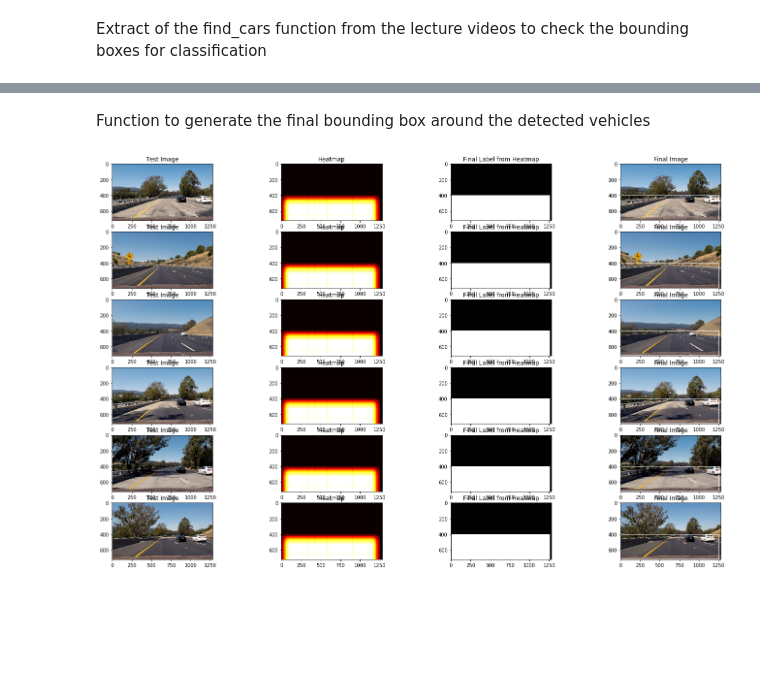
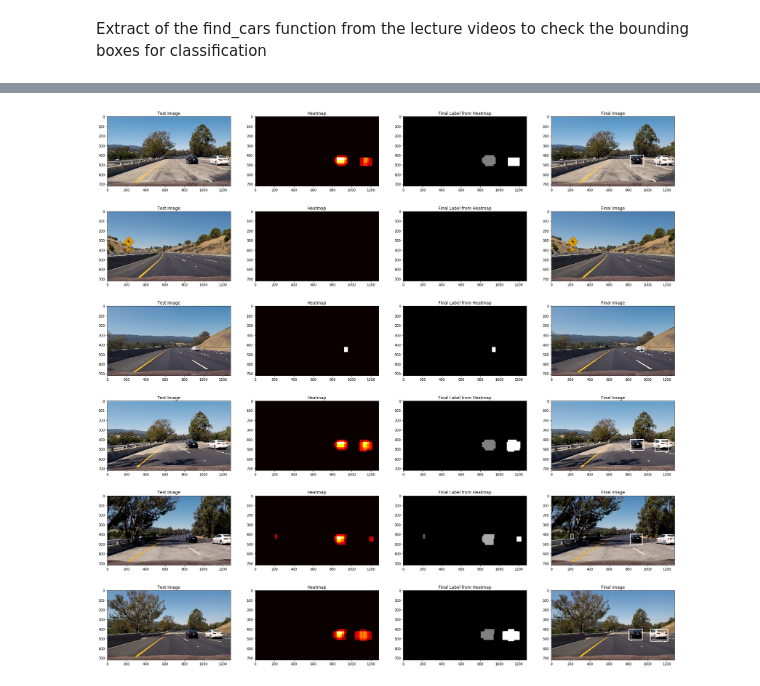
Before and after one commit to Avik0186/Vehicle-Detection, a Jupyter notebook: Vehicle Detection.ipynb, the cells around one changed output, grey strips where cells are left out. Drawn from its saved outputs; the diff is of its cells as text; code cells hidden in the pictures; blank space fills up the shorter version.

```diff
--- a/Vehicle Detection.ipynb
+++ b/Vehicle Detection.ipynb
@@ -6,6 +6,11 @@ import matplotlib.image as mpimg
 import cv2
 from PIL import Image
 import glob,os
+
+from moviepy.editor import VideoFileClip
+from IPython.display import HTML
+
+GENERATE_TEST_FIGURES = True
 # %% [markdown]
 ## Load SVM model and associated scaling parameters, and feature parameters
 # %%
@@ -170,7 +201,8 @@ def find_cars(img, ystart, ystop, scale, svc, X_scaler, orient, pix_per_cell, ce
     img = img.astype(np.float32)/255
 
     img_tosearch = img[ystart:ystop,:,:]
-    ctrans_tosearch = convert_color(img_tosearch, colorspace)
+    #ctrans_tosearch = convert_color(img_tosearch, colorspace)
+    ctrans_tosearch = cv2.cvtColor(img_tosearch, cv2.COLOR_RGB2YUV) ##Hard-coded the colorspace transform.
 
     if scale != 1:
         imshape = ctrans_tosearch.shape
@@ -238,15 +271,17 @@ Function to choose the bounding boxes that classify vehicles
 # %%
 def vehicle_detect(image):
     overall_boxes = []
-    bboxes = find_cars(image, 400, 520, 1.2, svc, X_scaler, orient, pix_per_cell, cell_per_block, colorspace)
+    bboxes = find_cars(image, 400, 520, 0.8, svc, X_scaler, orient, pix_per_cell, cell_per_block, colorspace)
     overall_boxes.extend(bboxes)
-    bboxes = find_cars(image, 400, 520, 1.4, svc, X_scaler, orient, pix_per_cell, cell_per_block, colorspace)
+    bboxes = find_cars(image, 420, 560, 1.2, svc, X_scaler, orient, pix_per_cell, cell_per_block, colorspace)
     overall_boxes.extend(bboxes)
-    bboxes = find_cars(image, 400, 520, 1.6, svc, X_scaler, orient, pix_per_cell, cell_per_block, colorspace)
+    bboxes = find_cars(image, 425, 600, 1.4, svc, X_scaler, orient, pix_per_cell, cell_per_block, colorspace)###
     overall_boxes.extend(bboxes)
-    bboxes = find_cars(image, 425, 580, 1.8, svc, X_scaler, orient, pix_per_cell, cell_per_block, colorspace)
+    bboxes = find_cars(image, 450, 600, 1.6, svc, X_scaler, orient, pix_per_cell, cell_per_block, colorspace)
     overall_boxes.extend(bboxes)
-    bboxes = find_cars(image, 425, 580, 2.0, svc, X_scaler, orient, pix_per_cell, cell_per_block, colorspace)
+    bboxes = find_cars(image, 400, 600, 2.0, svc, X_scaler, orient, pix_per_cell, cell_per_block, colorspace)
+    overall_boxes.extend(bboxes)
+    bboxes = find_cars(image, 400, 600, 2.5, svc, X_scaler, orient, pix_per_cell, cell_per_block, colorspace)
     overall_boxes.extend(bboxes)
 
     return overall_boxes
@@ -302,5 +360,3 @@ def draw_labeled_bboxes(img, labels):
         cv2.rectangle(img, bbox[0], bbox[1], (255,255,255), 6)
     # Return the image
     return img
-# %% [markdown]
-Function to generate the final bounding box around the detected vehicles
@@ -307,30 +371,45 @@ Function to generate the final bounding box around the detected vehicles
 # %%
 from scipy.ndimage.measurements import label
 
-def get_heatmap(output_image, bboxes):
-    threshold = 1
-    heat = np.zeros_like(output_image[:,:,0]).astype(np.float)
-    heat = add_heat(heat, bboxes)
-    heat = apply_threshold(heat, threshold)
-    heatmap = np.clip(heat, 0, 255)
-    return heatmap
+fig, axs = plt.subplots(6,4, figsize=(30,30))
+axs = axs.ravel()
 
-fig, axs = plt.subplots(6,4, figsize=(24,15))
-axs = axs.ravel()
-for ii in range(len(test_images)):
-    image = plt.imread(test_images[ii])
+image_files = os.listdir('test_images')
+ii = 0
+for image_file in image_files:
+
+    image = plt.imread('test_images/'+image_file)
+    out_image_file = image_file.split('.')[0] + '.jpg'
+
+    #image = plt.imread(test_images[ii])
     axs[4*ii].imshow(image)
     axs[4*ii].set_title("Test Image")
     overall_boxes = vehicle_detect(image)
     heatmap = get_heatmap(image, overall_boxes)
     axs[4*ii+1].imshow(heatmap, cmap='hot')
     axs[4*ii+1].set_title("Heatmap")
+    if GENERATE_TEST_FIGURES == True:
+        fig2 = plt.figure(200+ii)
+        plt.imshow(heatmap, cmap='hot')
+        plt.savefig('output_images/heatmap_' + out_image_file)
+        plt.close(fig2)
     # Find final boxes from heatmap using label function
     labels = label(heatmap)
     axs[4*ii+2].imshow(labels[0], cmap='gray')
     axs[4*ii+2].set_title("Final Label from Heatmap")
+    if GENERATE_TEST_FIGURES == True:
+        fig3 = plt.figure(300+ii)
+        plt.imshow(labels[0], cmap='gray')
+        plt.savefig('output_images/labels_' + out_image_file)
+        plt.close(fig3)
     draw_img = draw_labeled_bboxes(np.copy(image), labels)
     axs[4*ii+3].imshow(draw_img)
     axs[4*ii+3].set_title("Final Image")
+    if GENERATE_TEST_FIGURES == True:
+        fig4 = plt.figure(400+ii)
+        plt.imshow(draw_img)
+        plt.savefig('output_images/final_image_' + out_image_file)
+        plt.close(fig4)
+    ii += 1
 # %% [output]
-[figure, old version]
+[figure, new version]
```
Also changed, not shown: parts of 21 cells of this notebook, 31 other files.
